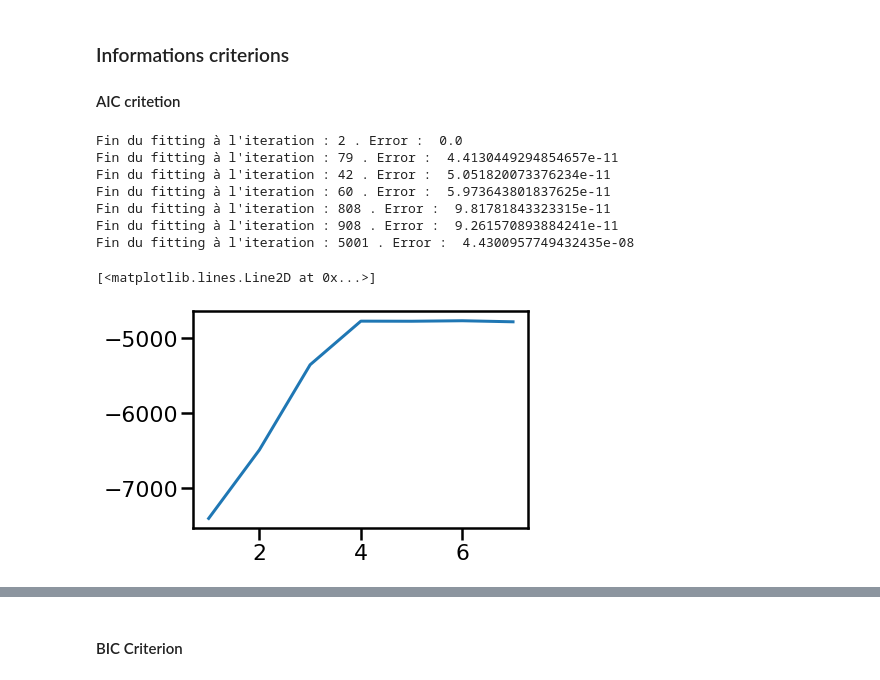
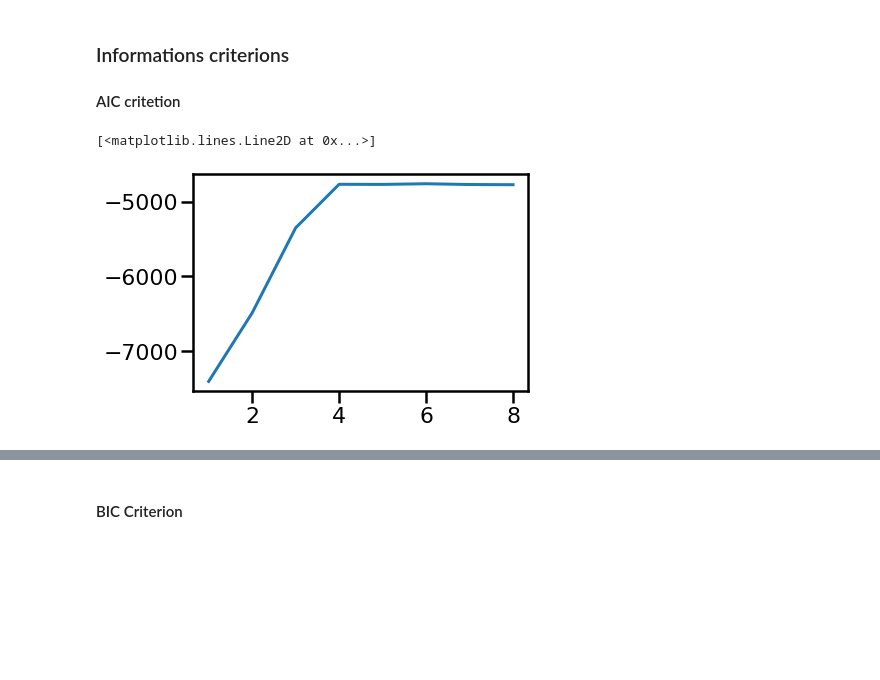
Before and after one commit to bricerauby/LabsMachineLearning, a Jupyter notebook: lab4-6-MM.ipynb, the cells around one changed output, grey strips where cells are left out. Cells and saved outputs as stored; diff of their text form; code cells hidden in the pictures; blank space fills up the shorter version.

```diff
--- a/lab4-6-MM.ipynb
+++ b/lab4-6-MM.ipynb
@@ -222,8 +244,8 @@ Text(0.5, 1.0, 'k means predicted labels')
 ### Informations criterions
 #### AIC critetion
 # %%
-def compute_AIC(k):
+def compute_AIC(k, data):
     model = my_GMM(k)
-    model.fit(X, it_max = 5000, tol = 10**-10);
+    model.fit(data, it_max = 5000, tol = 10**-10);
     number_parameters = k * (model.mu_.shape[1] + 1 + model.mu_.shape[1] * (model.mu_.shape[1] + 1) / 2 ) - 1
-    return (np.sum(model.log_likelelyhood) -  number_parameters)
+    return (np.sum(model.log_likelihood) -  number_parameters )
@@ -230,16 +258,10 @@ def compute_AIC(k):
 # %%
 AICs = []
-np.random.seed(42)
-for k in range(1,8):
-    AICs.append(compute_AIC(k))
-plt.plot(range(1,8), AICs)
+range_k = range(1,9)
+np.random.seed(0)
+for k in range_k:
+    AICs.append(compute_AIC(k,X))
+plt.plot(range_k, AICs)
 # %% [output]
-Fin du fitting à l'iteration : 2 . Error :  0.0
-Fin du fitting à l'iteration : 79 . Error :  4.4130449294854657e-11
-Fin du fitting à l'iteration : 42 . Error :  5.051820073376234e-11
-Fin du fitting à l'iteration : 60 . Error :  5.973643801837625e-11
-Fin du fitting à l'iteration : 808 . Error :  9.81781843323315e-11
-Fin du fitting à l'iteration : 908 . Error :  9.261570893884241e-11
-Fin du fitting à l'iteration : 5001 . Error :  4.4300957749432435e-08
+[<matplotlib.lines.Line2D at 0x...>]
-[<matplotlib.lines.Line2D at 0x...>]
-[figure, old version]
+[figure, new version]
```
Also changed, not shown: parts of 50 cells of this notebook, 1 other file.
